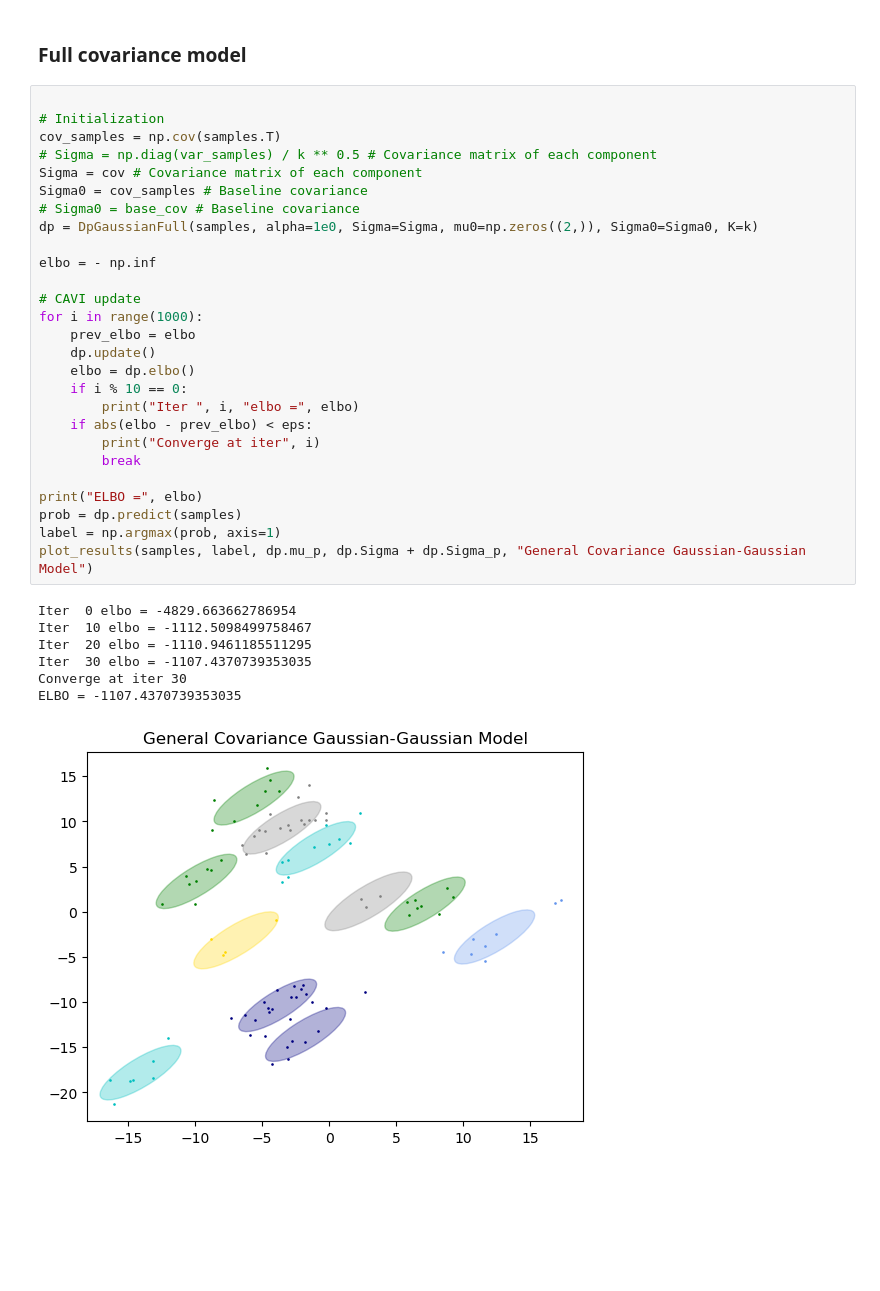
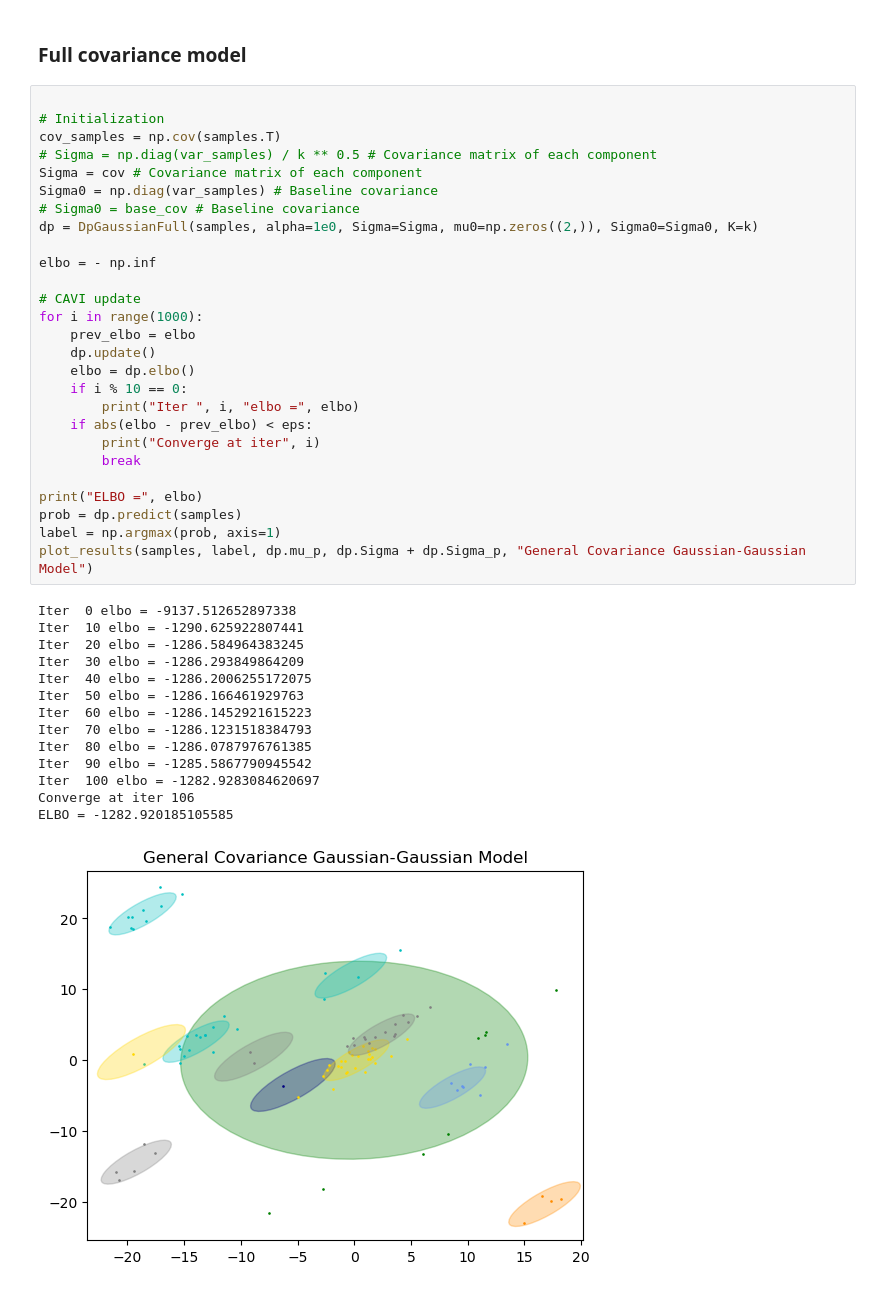
Before and after one commit to onjackay/DD2434-project, a Jupyter notebook: main.ipynb, the cells around one changed output. Saved outputs shown, nothing was run; the diff lists cells and outputs as text; blank space fills up the shorter version.

```diff
--- a/main.ipynb
+++ b/main.ipynb
@@ -222,38 +224,45 @@ plot_contour(dp, samples, -40, 40, -40, 40)
 # %%
 
 # Initialization
 cov_samples = np.cov(samples.T)
 # Sigma = np.diag(var_samples) / k ** 0.5 # Covariance matrix of each component
 Sigma = cov # Covariance matrix of each component
-Sigma0 = cov_samples # Baseline covariance
+Sigma0 = np.diag(var_samples) # Baseline covariance
 # Sigma0 = base_cov # Baseline covariance
 dp = DpGaussianFull(samples, alpha=1e0, Sigma=Sigma, mu0=np.zeros((2,)), Sigma0=Sigma0, K=k)
 
 elbo = - np.inf
 
 # CAVI update
 for i in range(1000):
     prev_elbo = elbo
     dp.update()
     elbo = dp.elbo()
     if i % 10 == 0:
         print("Iter ", i, "elbo =", elbo)
     if abs(elbo - prev_elbo) < eps:
         print("Converge at iter", i)
         break
 
 print("ELBO =", elbo)
 prob = dp.predict(samples)
 label = np.argmax(prob, axis=1)
 plot_results(samples, label, dp.mu_p, dp.Sigma + dp.Sigma_p, "General Covariance Gaussian-Gaussian Model")
 # %% [output]
-Iter  0 elbo = -4829.663662786954
-Iter  10 elbo = -1112.5098499758467
-Iter  20 elbo = -1110.9461185511295
-Iter  30 elbo = -1107.4370739353035
-Converge at iter 30
-ELBO = -1107.4370739353035
+Iter  0 elbo = -9137.512652897338
+Iter  10 elbo = -1290.625922807441
+Iter  20 elbo = -1286.584964383245
+Iter  30 elbo = -1286.293849864209
+Iter  40 elbo = -1286.2006255172075
+Iter  50 elbo = -1286.166461929763
+Iter  60 elbo = -1286.1452921615223
+Iter  70 elbo = -1286.1231518384793
+Iter  80 elbo = -1286.0787976761385
+Iter  90 elbo = -1285.5867790945542
+Iter  100 elbo = -1282.9283084620697
+Converge at iter 106
+ELBO = -1282.920185105585
-[figure, old version]
+[figure, new version]
 # %%
 plot_contour(dp, samples, -40, 40, -40, 40)
 # %% [output]
```
Also changed, not shown: parts of 13 cells of this notebook, 1 other file.
